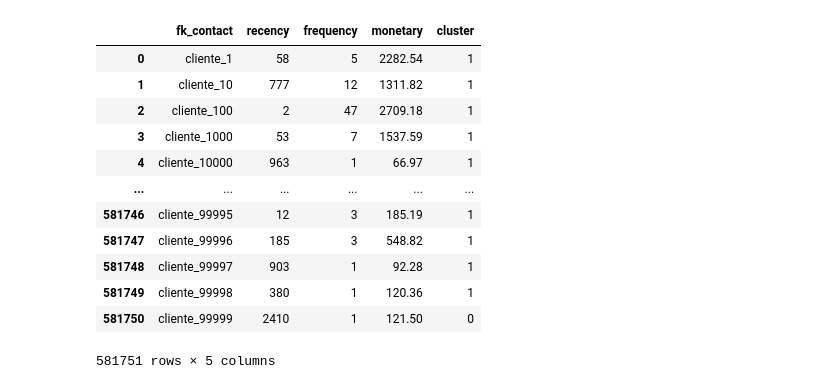
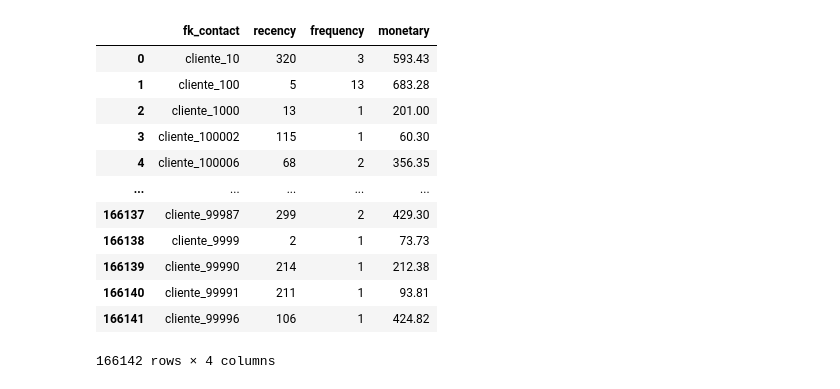
Before and after one commit to emissilva/challenge-clickbus, a Jupyter notebook: scripts/analises/analise.ipynb, the cells around one changed output. Saved outputs shown, nothing was run; the diff lists cells and outputs as text; code cells hidden in the pictures.

```diff
--- a/scripts/analises/analise.ipynb
+++ b/scripts/analises/analise.ipynb
@@ -6,19 +6,19 @@ from yellowbrick.cluster import KElbowVisualizer
 import matplotlib.pyplot as plt
 import numpy as np
 # %%
-df = pd.read_csv('/Users/emersonsilva/challenge-clickbus/data/resultados/resultado_p1.csv')
+df = pd.read_csv('/Users/emersonsilva/challenge-clickbus/data/resultados/resultado_p1_2022.csv')
 df
 # %% [output]
-|  | fk_contact | recency | frequency | monetary | cluster |
-| 0 | cliente_1 | 58 | 5 | 2282.54 | 1 |
-| 1 | cliente_10 | 777 | 12 | 1311.82 | 1 |
-| 2 | cliente_100 | 2 | 47 | 2709.18 | 1 |
-| 3 | cliente_1000 | 53 | 7 | 1537.59 | 1 |
-| 4 | cliente_10000 | 963 | 1 | 66.97 | 1 |
-| ... | ... | ... | ... | ... | ... |
-| 581746 | cliente_99995 | 12 | 3 | 185.19 | 1 |
-| 581747 | cliente_99996 | 185 | 3 | 548.82 | 1 |
-| 581748 | cliente_99997 | 903 | 1 | 92.28 | 1 |
-| 581749 | cliente_99998 | 380 | 1 | 120.36 | 1 |
-| 581750 | cliente_99999 | 2410 | 1 | 121.50 | 0 |
+|  | fk_contact | recency | frequency | monetary |
+| 0 | cliente_10 | 320 | 3 | 593.43 |
+| 1 | cliente_100 | 5 | 13 | 683.28 |
+| 2 | cliente_1000 | 13 | 1 | 201.00 |
+| 3 | cliente_100002 | 115 | 1 | 60.30 |
+| 4 | cliente_100006 | 68 | 2 | 356.35 |
+| ... | ... | ... | ... | ... |
+| 166137 | cliente_99987 | 299 | 2 | 429.30 |
+| 166138 | cliente_9999 | 2 | 1 | 73.73 |
+| 166139 | cliente_99990 | 214 | 1 | 212.38 |
+| 166140 | cliente_99991 | 211 | 1 | 93.81 |
+| 166141 | cliente_99996 | 106 | 1 | 424.82 |
-581751 rows × 5 columns
+166142 rows × 4 columns
```
Also changed, not shown: parts of 5 cells of this notebook, 27 other files.
